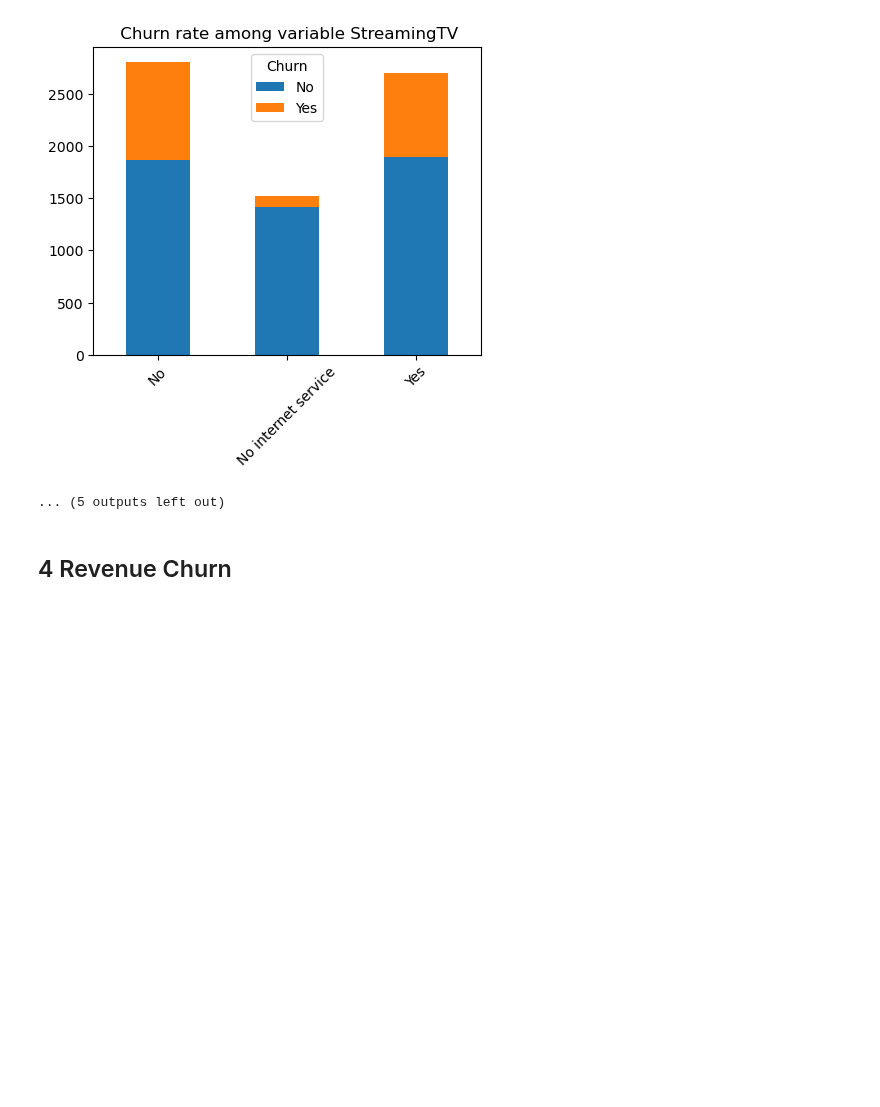
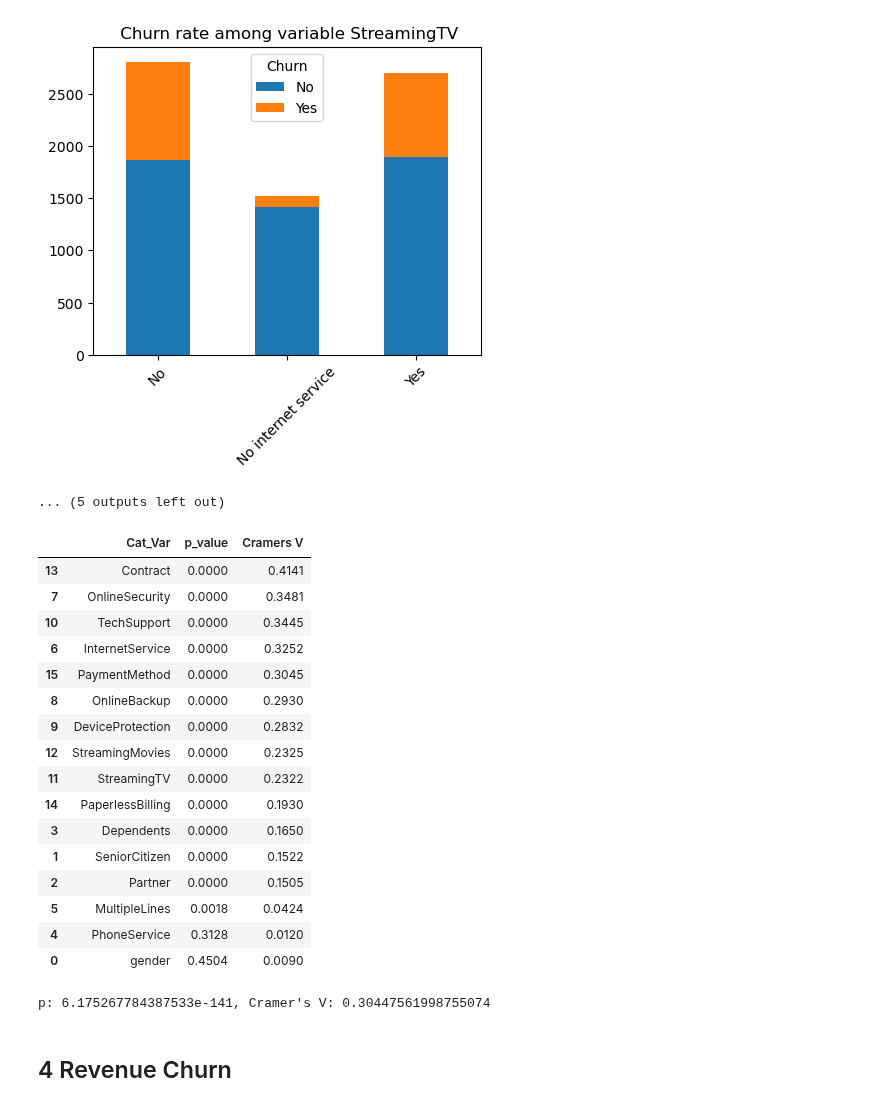
Before and after one commit to emsif84/churn_prediction, a Jupyter notebook: exploratory_data_analysis.ipynb, the cells around one changed output. Saved outputs shown, nothing was run; the diff lists cells and outputs as text; code cells hidden in the pictures; blank space fills up the shorter version.

```diff
--- a/exploratory_data_analysis.ipynb
+++ b/exploratory_data_analysis.ipynb
@@ -9,7 +9,7 @@ import seaborn as sns
 import warnings
 warnings.simplefilter(action='ignore', category=FutureWarning)
 
-pd.set_option('display.float_format', '{:.2f}'.format)
+# pd.set_option('display.float_format', '{:.2f}'.format)
 # %%
 data = pd.read_csv('WA_Fn-UseC_-Telco-Customer-Churn.csv')
 # %%
@@ -282,6 +282,58 @@ for var in data.columns:
 [figure]
 [figure]
 ... (5 outputs left out)
+# %%
+#Correlation between categorical variables and churn using Cramers V
+from scipy.stats import chi2_contingency
+# pd.set_option('display.float_format', '{:.4f}'.format)
+
+
+results = []
+
+for col in data.columns[:-1]:
+    if data[col].dtype == 'object':
+
+        #Chi2
+        chi2_conting = pd.crosstab(data['Churn'],data[col])
+        chi2,p,dof,expected = chi2_contingency(chi2_conting)
+        # print(f'{col}')
+        # print(f'p_value: {p}')
+
+        # Cramers V
+        n = chi2_conting.sum(axis=1).sum()
+        r, k = chi2_conting.shape
+        m = min(r-1, k-1)
+        v = np.sqrt(chi2 / (n * m))
+        # print(f'Cramers V: {v} \n')
+
+        #Append to list result
+        results.append({'Cat_Var':col,'p_value':p,'Cramers V':v})
+
+#Create DataFrame
+corr_cat_df = pd.DataFrame(results).sort_values(by='Cramers V',ascending=False)
+corr_cat_df
+# %% [output]
+|  | Cat_Var | p_value | Cramers V |
+| 13 | Contract | 0.0000 | 0.4141 |
+| 7 | OnlineSecurity | 0.0000 | 0.3481 |
+| 10 | TechSupport | 0.0000 | 0.3445 |
+| 6 | InternetService | 0.0000 | 0.3252 |
+| 15 | PaymentMethod | 0.0000 | 0.3045 |
+| 8 | OnlineBackup | 0.0000 | 0.2930 |
+| 9 | DeviceProtection | 0.0000 | 0.2832 |
+| 12 | StreamingMovies | 0.0000 | 0.2325 |
+| 11 | StreamingTV | 0.0000 | 0.2322 |
+| 14 | PaperlessBilling | 0.0000 | 0.1930 |
+| 3 | Dependents | 0.0000 | 0.1650 |
+| 1 | SeniorCitizen | 0.0000 | 0.1522 |
+| 2 | Partner | 0.0000 | 0.1505 |
+| 5 | MultipleLines | 0.0018 | 0.0424 |
+| 4 | PhoneService | 0.3128 | 0.0120 |
+| 0 | gender | 0.4504 | 0.0090 |
+# %%
+print(f"p: {p}, Cramer's V: {v}")
+# %% [output]
+p: 6.175267784387533e-141, Cramer's V: 0.30447561998755074
 # %% [markdown]
 ## 4 Revenue Churn
 # %%
```
Also changed, not shown: parts of 4 cells of this notebook.
